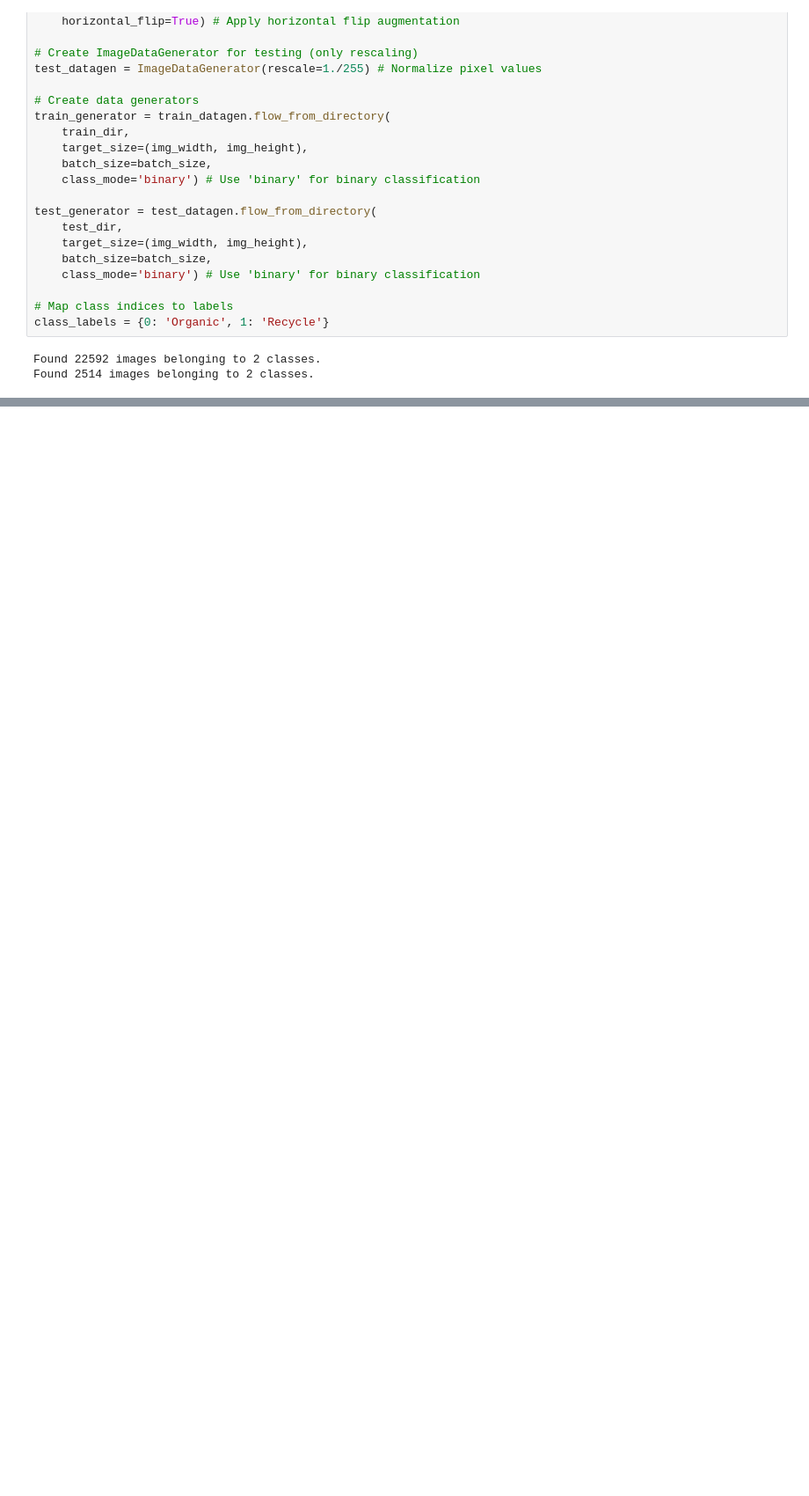
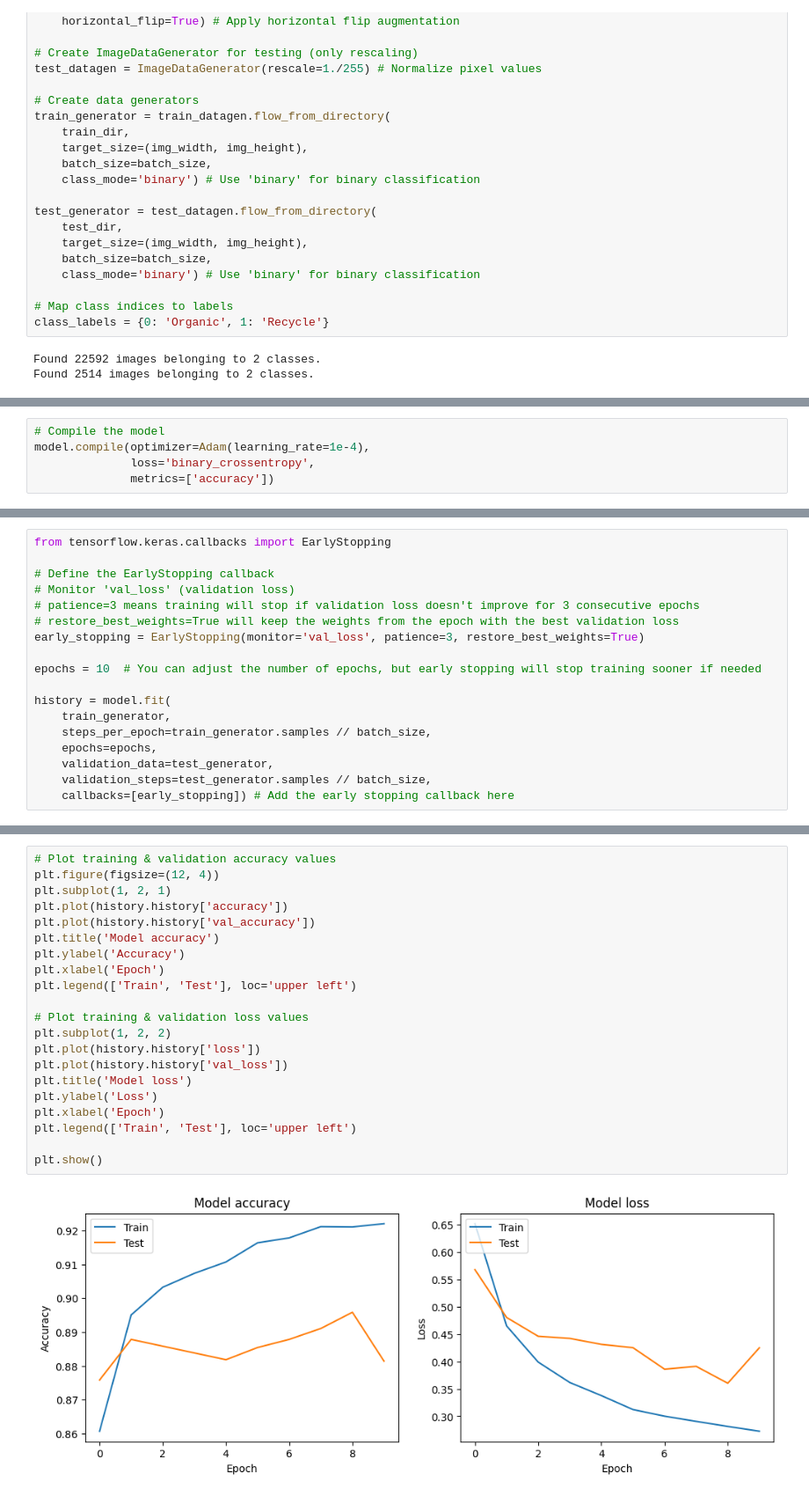
Before and after one commit to IT22283344/DL_Assignment, a Jupyter notebook: VGG16_Garbage_classification.ipynb, the cells around one changed output, grey strips where cells are left out. Shown at 88% size. Cells and saved outputs as stored; diff of their text form; blank space fills up the shorter version.

```diff
--- a/VGG16_Garbage_classification.ipynb
+++ b/VGG16_Garbage_classification.ipynb
@@ -70,0 +109,5 @@ plt.show()
+# %%
+# Compile the model
+model.compile(optimizer=Adam(learning_rate=1e-4),
+              loss='binary_crossentropy',
+              metrics=['accuracy'])
@@ -70,0 +138,18 @@ plt.show()
+# %%
+from tensorflow.keras.callbacks import EarlyStopping
+
+# Define the EarlyStopping callback
+# Monitor 'val_loss' (validation loss)
+# patience=3 means training will stop if validation loss doesn't improve for 3 consecutive epochs
+# restore_best_weights=True will keep the weights from the epoch with the best validation loss
+early_stopping = EarlyStopping(monitor='val_loss', patience=3, restore_best_weights=True)
+
+epochs = 10  # You can adjust the number of epochs, but early stopping will stop training sooner if needed
+
+history = model.fit(
+    train_generator,
+    steps_per_epoch=train_generator.samples // batch_size,
+    epochs=epochs,
+    validation_data=test_generator,
+    validation_steps=test_generator.samples // batch_size,
+    callbacks=[early_stopping]) # Add the early stopping callback here
@@ -70,0 +187,23 @@ plt.show()
+# %%
+# Plot training & validation accuracy values
+plt.figure(figsize=(12, 4))
+plt.subplot(1, 2, 1)
+plt.plot(history.history['accuracy'])
+plt.plot(history.history['val_accuracy'])
+plt.title('Model accuracy')
+plt.ylabel('Accuracy')
+plt.xlabel('Epoch')
+plt.legend(['Train', 'Test'], loc='upper left')
+
+# Plot training & validation loss values
+plt.subplot(1, 2, 2)
+plt.plot(history.history['loss'])
+plt.plot(history.history['val_loss'])
+plt.title('Model loss')
+plt.ylabel('Loss')
+plt.xlabel('Epoch')
+plt.legend(['Train', 'Test'], loc='upper left')
+
+plt.show()
+# %% [output]
+[figure, added]
```
Also changed, not shown: parts of 11 cells of this notebook.
